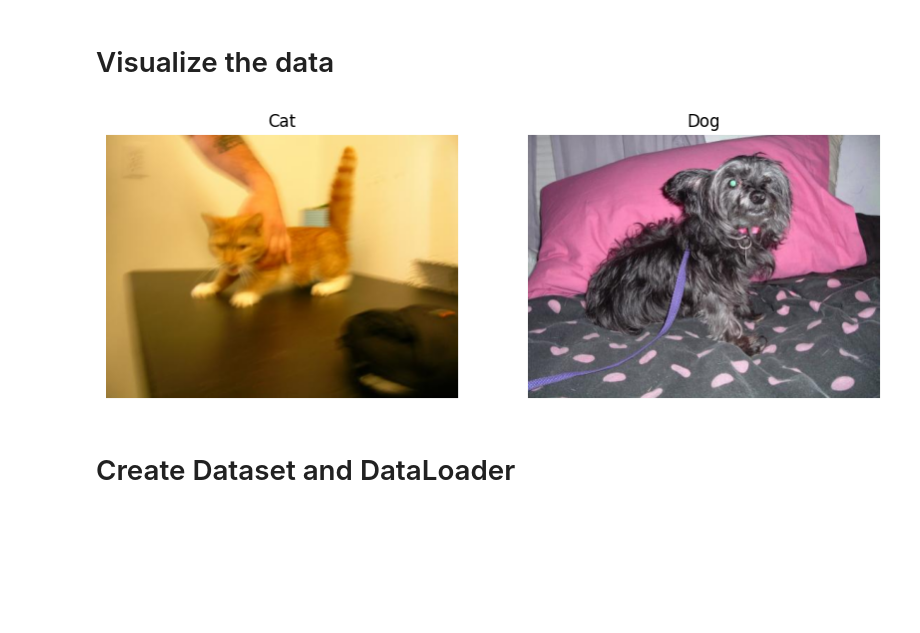
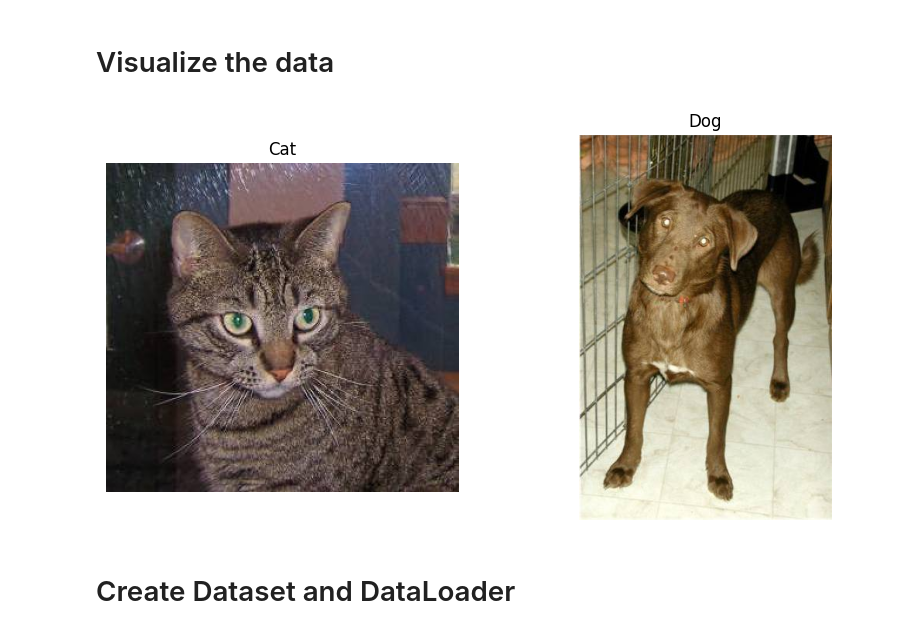
Before and after one commit to LittleFish-Coder/transfer-learning-workshop, a Jupyter notebook: workshop.ipynb, the cells around one changed output. Drawn from its saved outputs; the diff is of its cells as text; code cells hidden in the pictures; blank space fills up the shorter version.

Commit message:
finish train

```diff
--- a/workshop.ipynb
+++ b/workshop.ipynb
@@ -46,27 +30,27 @@ Note: you may need to restart the kernel to use updated packages.
 # %%
 import matplotlib.pyplot as plt
 import PIL
 
-cat_img_path = './PetImages/Cat/0.jpg'
-dog_img_path = './PetImages/Dog/0.jpg'
+cat_img_path = './cat_dog_kaggle/training_set/cats/cat.1.jpg'
+dog_img_path = './cat_dog_kaggle/training_set/dogs/dog.1.jpg'
 
 cat_img = PIL.Image.open(cat_img_path)
 dog_img = PIL.Image.open(dog_img_path)
 
 plt.figure(figsize=(10, 5))
 # Cat
 plt.subplot(1, 2, 1)
 plt.imshow(cat_img)
 plt.title('Cat')
 plt.axis('off')
 # Dog
 plt.subplot(1, 2, 2)
 plt.imshow(dog_img)
 plt.title('Dog')
 plt.axis('off')
 plt.show()
 # %% [output]
-[figure, old version]
+[figure, new version]
 # %% [markdown]
 # Create Dataset and DataLoader
 # %%
```
Also changed, not shown: parts of 17 cells of this notebook.
